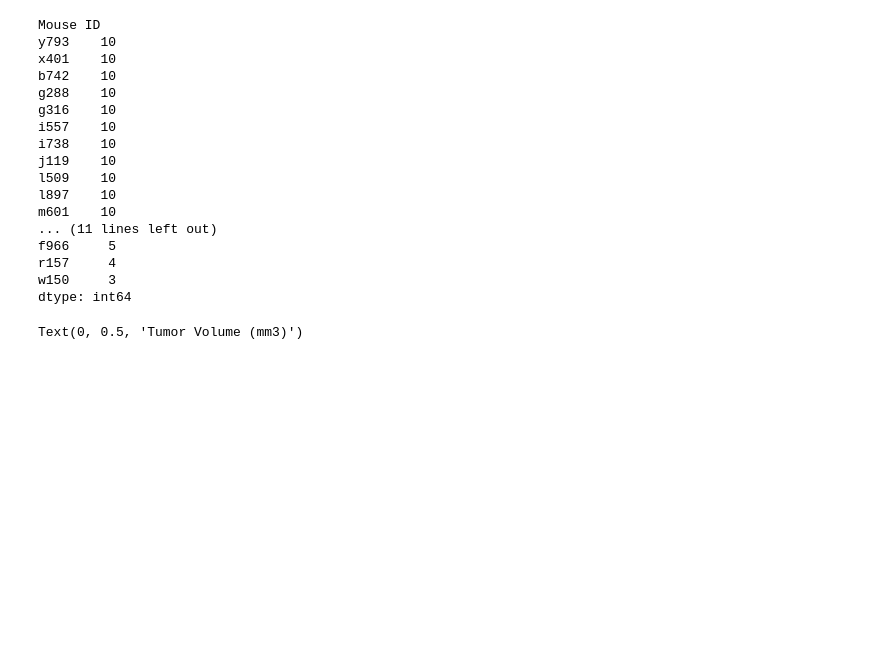
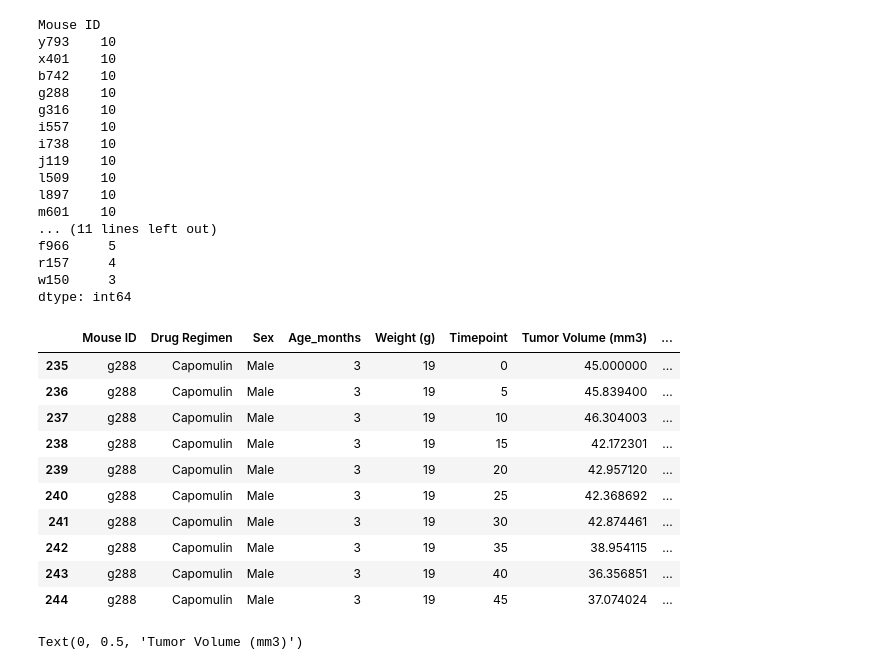
Before and after one commit to carlosmendozaj/Matplotlib_Homework, a Jupyter notebook: Main.ipynb, the cells around one changed output. Drawn from its saved outputs; the diff is of its cells as text; code cells hidden in the pictures; blank space fills up the shorter version.

```diff
--- a/Main.ipynb
+++ b/Main.ipynb
@@ -274,4 +274,17 @@ dtype: int64
 # %%
 #Mouse g288
 mouse_g288 = clean_df.loc[clean_df["Mouse ID"] == "g288"]
+mouse_g288
+# %% [output]
+|  | Mouse ID | Drug Regimen | Sex | Age_months | Weight (g) | Timepoint | Tumor Volume (mm3) | ... |
+| 235 | g288 | Capomulin | Male | 3 | 19 | 0 | 45.000000 | ... |
+| 236 | g288 | Capomulin | Male | 3 | 19 | 5 | 45.839400 | ... |
+| 237 | g288 | Capomulin | Male | 3 | 19 | 10 | 46.304003 | ... |
+| 238 | g288 | Capomulin | Male | 3 | 19 | 15 | 42.172301 | ... |
+| 239 | g288 | Capomulin | Male | 3 | 19 | 20 | 42.957120 | ... |
+| 240 | g288 | Capomulin | Male | 3 | 19 | 25 | 42.368692 | ... |
+| 241 | g288 | Capomulin | Male | 3 | 19 | 30 | 42.874461 | ... |
+| 242 | g288 | Capomulin | Male | 3 | 19 | 35 | 38.954115 | ... |
+| 243 | g288 | Capomulin | Male | 3 | 19 | 40 | 36.356851 | ... |
+| 244 | g288 | Capomulin | Male | 3 | 19 | 45 | 37.074024 | ... |
 # %%
```
Also changed, not shown: parts of 5 cells of this notebook.
